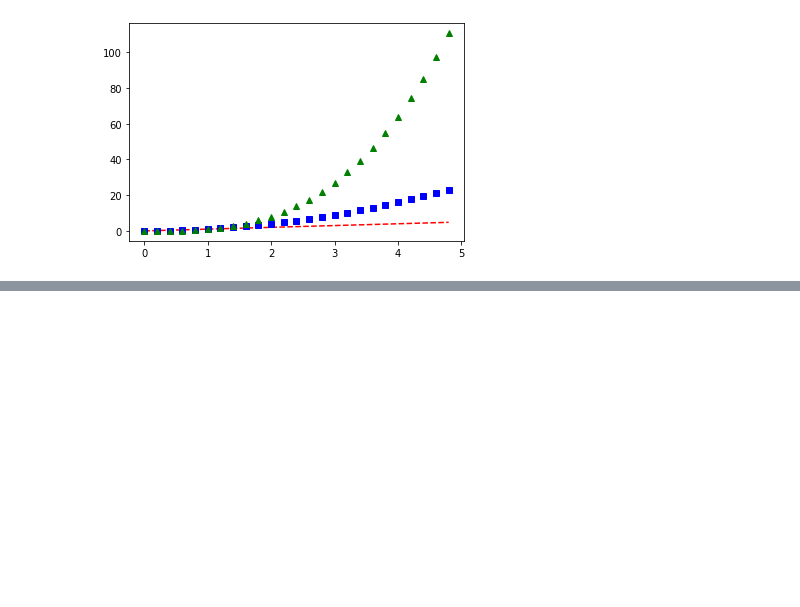
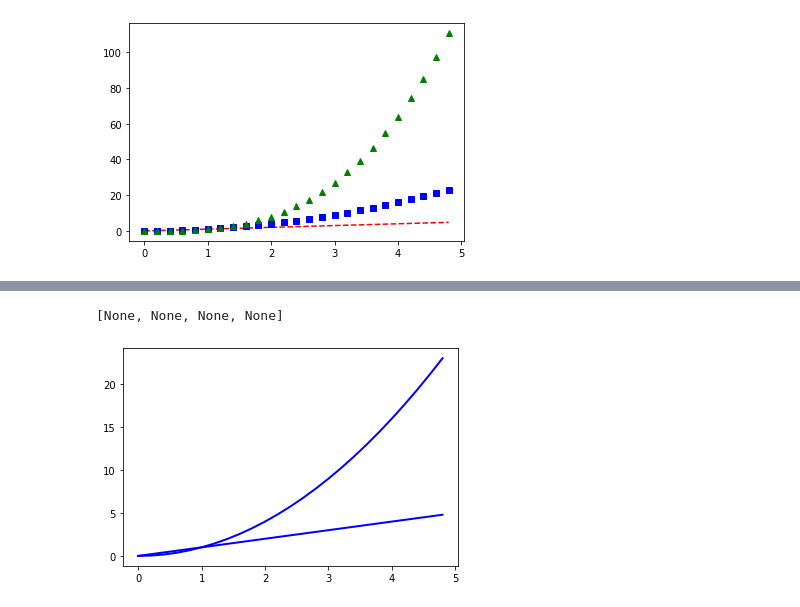
Before and after one commit to JesseZhuang/Python, a Jupyter notebook: data_processing/plotting.ipynb, the cells around one changed output, grey strips where cells are left out. Cells and saved outputs as stored; diff of their text form; code cells hidden in the pictures; blank space fills up the shorter version.

```diff
--- a/data_processing/plotting.ipynb
+++ b/data_processing/plotting.ipynb
@@ -90,0 +119,9 @@ array: [0.  0.2 0.4 0.6 0.8 1.  1.2 1.4 1.6 1.8 2.  2.2 2.4 2.6 2.8 3.  3.2 3.4
+# %%
+lines = plt.plot(t, t, t, t**2)
+# use keyword args
+plt.setp(lines, color='r', linewidth=2.0) # red
+# or MATLAB style string value pairs
+plt.setp(lines, 'color', 'b', 'linewidth', 2.0) # blue
+# %% [output]
+[None, None, None, None]
+[figure, added]
```
Also changed, not shown: parts of 8 cells of this notebook.
